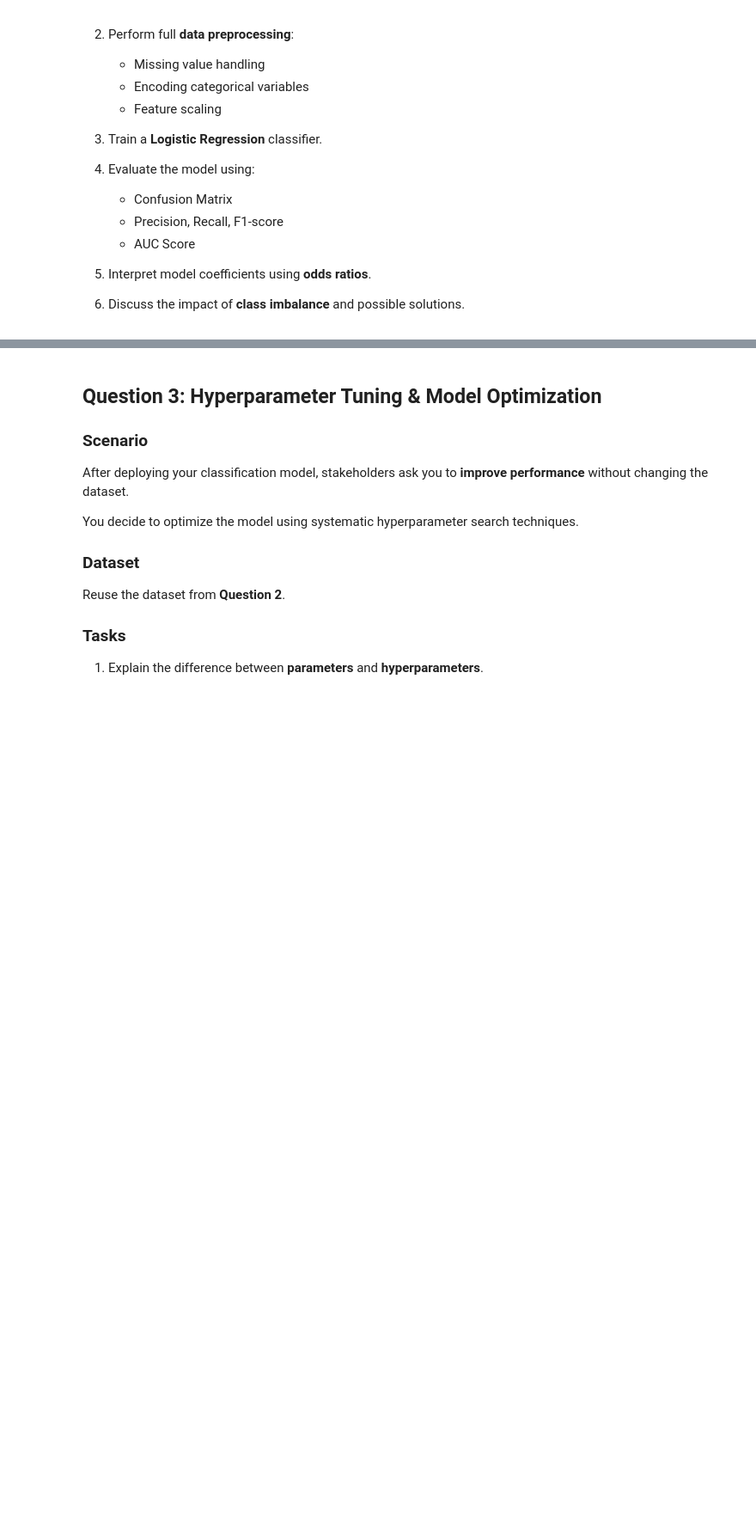
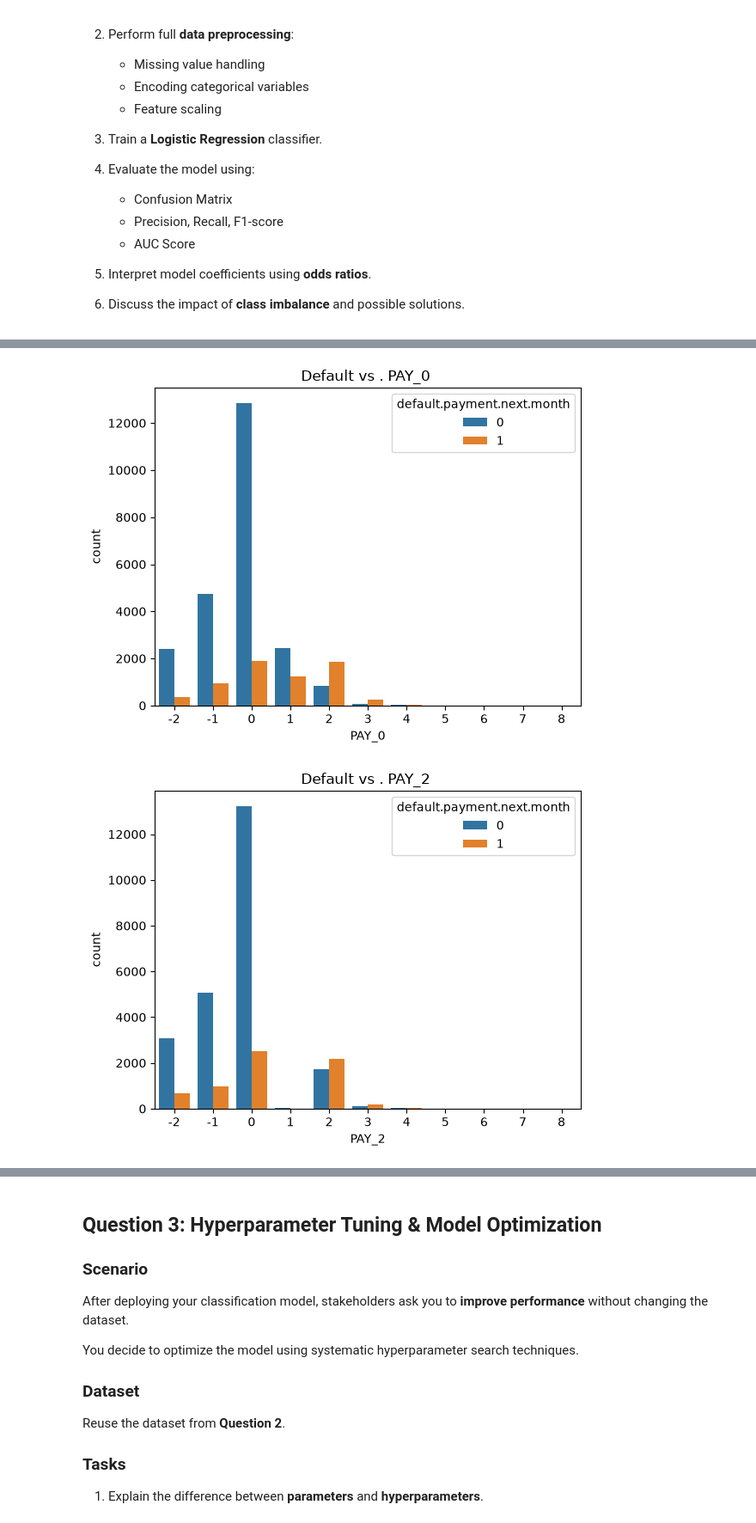
Before and after one commit to prof-screw/DSML, a Jupyter notebook: Week09/Assignment08.ipynb, the cells around one changed output, grey strips where cells are left out. Shown at 86% size. Saved outputs shown, nothing was run; the diff lists cells and outputs as text; code cells hidden in the pictures; blank space fills up the shorter version.

```diff
--- a/Week09/Assignment08.ipynb
+++ b/Week09/Assignment08.ipynb
@@ -402,0 +517,16 @@ You are hired by an organization to build a system that predicts a **binary outc
+# %%
+# payment_history_cols= [col for col in credit_df.columns if col.startswith("PAY_")]
+payment_history_cols= ['PAY_0',
+ 'PAY_2',
+ 'PAY_3',
+ 'PAY_4',
+ 'PAY_5',
+ 'PAY_6']
+
+for col in payment_history_cols:
+    sns.countplot(x= col, hue= 'default.payment.next.month', data= credit_df)
+    plt.title(f'Default vs . {col} ')
+    plt.show()
+# %% [output]
+[figure, added]
+[figure, added]
```
Also changed, not shown: parts of 36 cells of this notebook.
